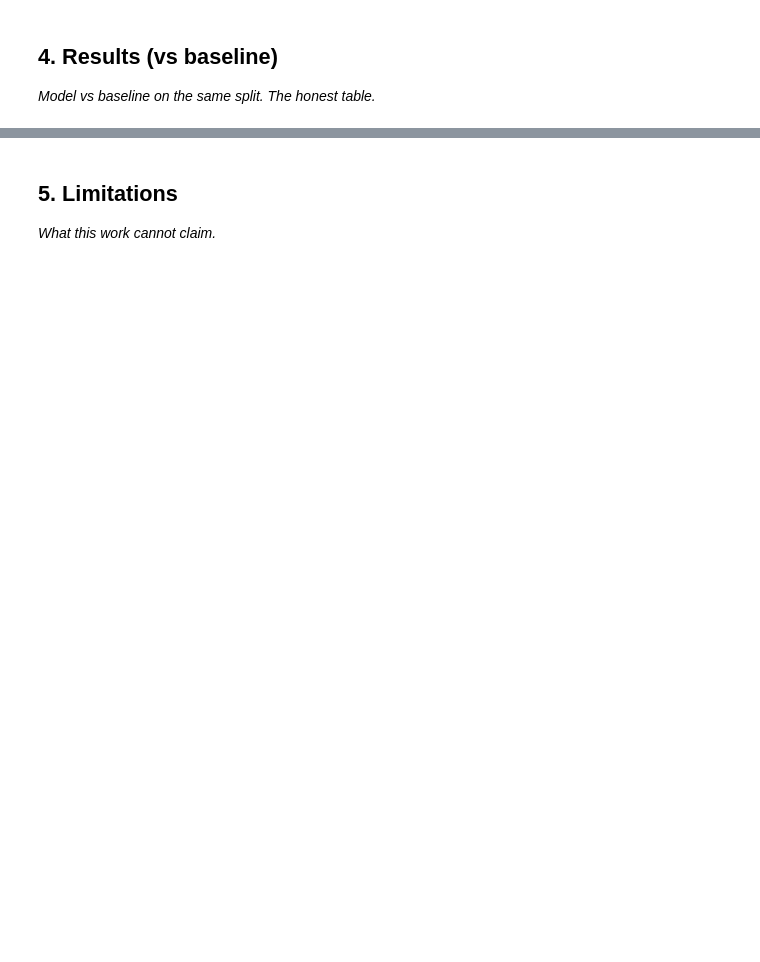
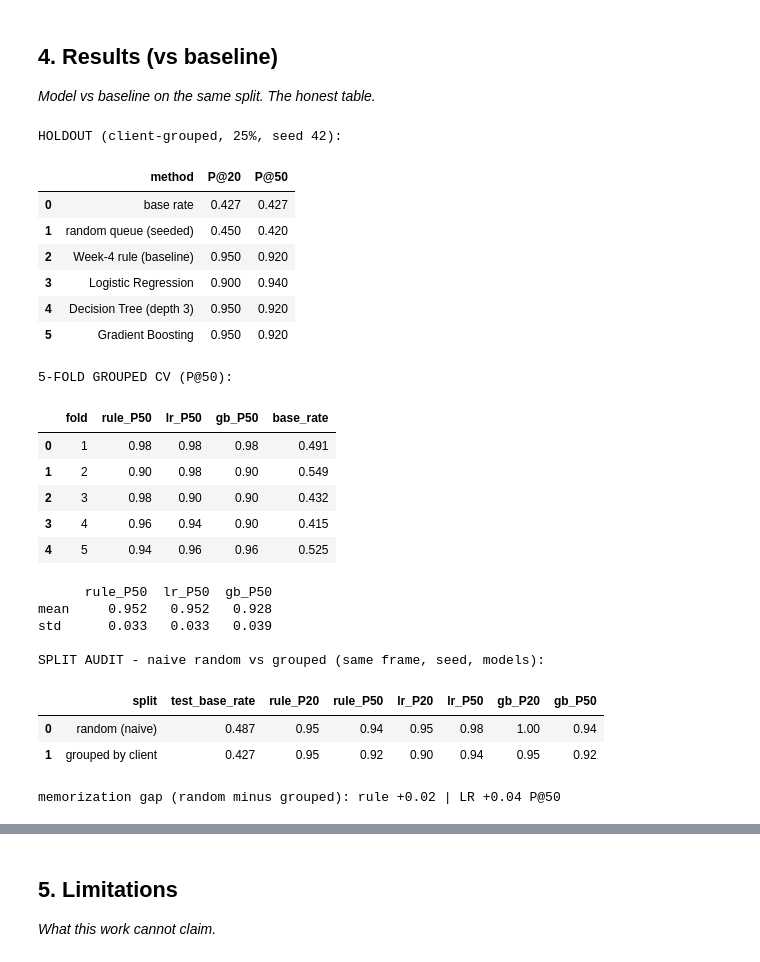
Before and after one commit to rashidsami10000-afk/rashid-flyrank-internship-ml-owncopy, a Jupyter notebook: work/notebooks/capstone.ipynb, the cells around one changed output, grey strips where cells are left out. Saved outputs shown, nothing was run; the diff lists cells and outputs as text; code cells hidden in the pictures; blank space fills up the shorter version.

Commit message:
Week 7: Fill + execute capstone notebook - mirrors deployed paper, receipts from committed JSONs, embeds 3 figures

```diff
--- a/work/notebooks/capstone.ipynb
+++ b/work/notebooks/capstone.ipynb
@@ -10,3 +11,27 @@ This skeleton is yours to fill. Work the sections **in order** — each one has
 ## 1. Question
 
 *The research question and the decision it supports.*
+# %%
+import pandas as pd
+
+import json, pathlib
+
+ROOT = pathlib.Path.cwd()
+for cand in [ROOT, *ROOT.parents]:
+    if (cand / 'work' / 'outputs').exists():
+        ROOT = cand
+        break
+OUT = ROOT / 'work' / 'outputs'
+
+m04 = json.load(open(OUT / 'w04_baseline_metrics.json'))
+m05 = json.load(open(OUT / 'w05_model_metrics.json'))
+m06 = json.load(open(OUT / 'w06_audit_metrics.json'))
+m07 = json.load(open(OUT / 'w07_playbook_metrics.json'))
+
+print('RESEARCH QUESTION')
+print('  Can a simple, audited ranking rule send a content analyst to the right pages first -')
+print('  the pages that capture far less search CTR than their position tier predicts?')
+print()
+print(f'  lane            : {m04["lane"]}')
+print(f'  decision        : weekly review-queue ordering for a content analyst')
+print(f'  evidence base   : {m04["pool_rows"]:,} visible page-months, one portfolio, Mar->Apr 2026')
@@ -22,3 +149,42 @@ This skeleton is yours to fill. Work the sections **in order** — each one has
 ## 4. Results (vs baseline)
 
 *Model vs baseline on the same split. The honest table.*
+# %%
+hold = pd.DataFrame(m05['holdout'])
+cv = pd.DataFrame(m05['cv5'])
+print('HOLDOUT (client-grouped, 25%, seed 42):')
+display(hold)
+print('5-FOLD GROUPED CV (P@50):')
+display(cv)
+print(cv[['rule_P50', 'lr_P50', 'gb_P50']].agg(['mean', 'std']).round(3))
+print()
+ba = pd.DataFrame(m06['before_after_splits'])
+print('SPLIT AUDIT - naive random vs grouped (same frame, seed, models):')
+display(ba)
+gaps = m06['memorization_gap_P50']
+print(f"memorization gap (random minus grouped): rule {gaps['rule']:+.2f} | LR {gaps['logistic_regression']:+.2f} P@50")
+# %% [output]
+HOLDOUT (client-grouped, 25%, seed 42):
+|  | method | P@20 | P@50 |
+| 0 | base rate | 0.427 | 0.427 |
+| 1 | random queue (seeded) | 0.450 | 0.420 |
+| 2 | Week-4 rule (baseline) | 0.950 | 0.920 |
+| 3 | Logistic Regression | 0.900 | 0.940 |
+| 4 | Decision Tree (depth 3) | 0.950 | 0.920 |
+| 5 | Gradient Boosting | 0.950 | 0.920 |
+5-FOLD GROUPED CV (P@50):
+|  | fold | rule_P50 | lr_P50 | gb_P50 | base_rate |
+| 0 | 1 | 0.98 | 0.98 | 0.98 | 0.491 |
+| 1 | 2 | 0.90 | 0.98 | 0.90 | 0.549 |
+| 2 | 3 | 0.98 | 0.90 | 0.90 | 0.432 |
+| 3 | 4 | 0.96 | 0.94 | 0.90 | 0.415 |
+| 4 | 5 | 0.94 | 0.96 | 0.96 | 0.525 |
+      rule_P50  lr_P50  gb_P50
+mean     0.952   0.952   0.928
+std      0.033   0.033   0.039
+
+SPLIT AUDIT - naive random vs grouped (same frame, seed, models):
+|  | split | test_base_rate | rule_P20 | rule_P50 | lr_P20 | lr_P50 | gb_P20 | gb_P50 |
+| 0 | random (naive) | 0.487 | 0.95 | 0.94 | 0.95 | 0.98 | 1.00 | 0.94 |
+| 1 | grouped by client | 0.427 | 0.95 | 0.92 | 0.90 | 0.94 | 0.95 | 0.92 |
+memorization gap (random minus grouped): rule +0.02 | LR +0.04 P@50
```
Also changed, not shown: parts of 14 cells of this notebook.
